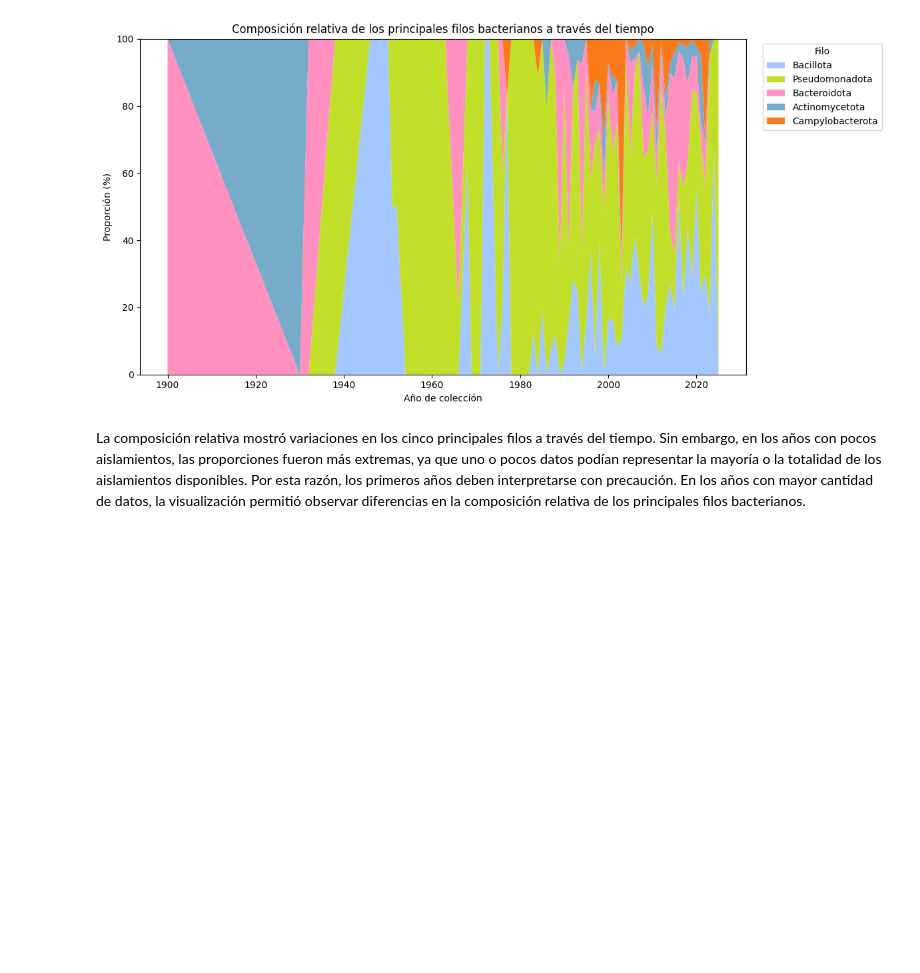
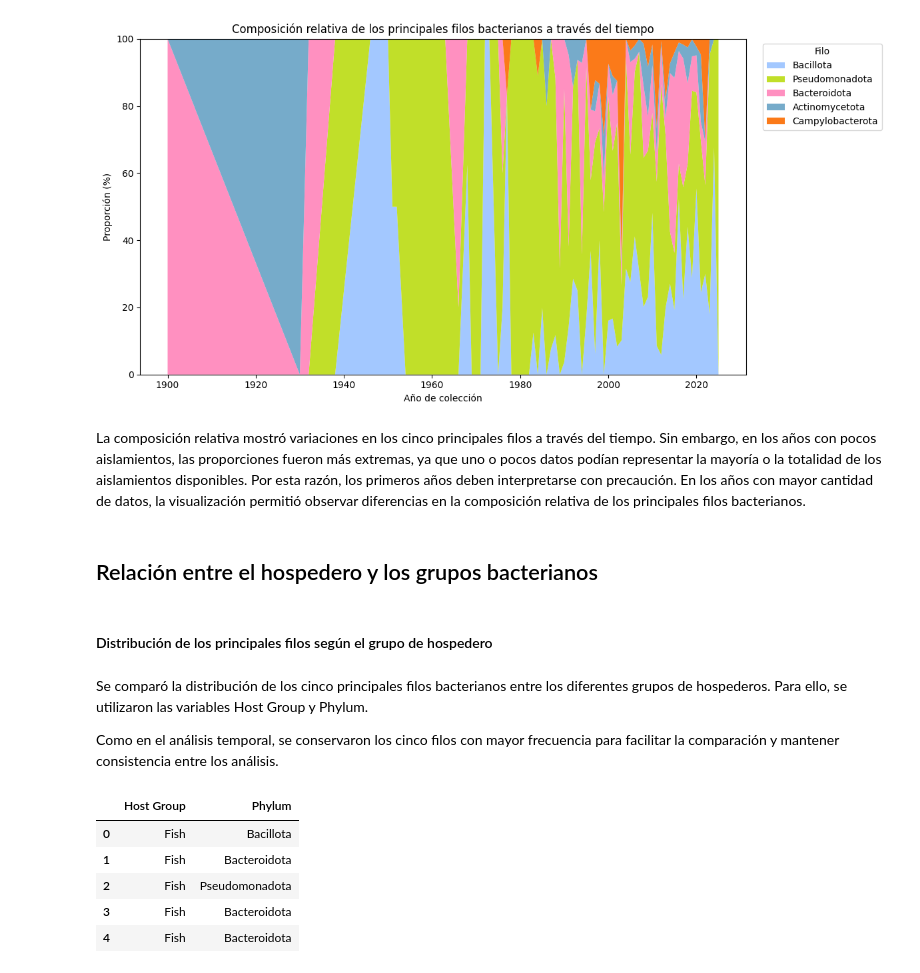
Before and after one commit to Mayfm/wildlife-bacterial-dynamics, a Jupyter notebook: Project_code_wildlife_and_bacterial_dynamics.ipynb, the cells around one changed output. Drawn from its saved outputs; the diff is of its cells as text; code cells hidden in the pictures; blank space fills up the shorter version.

```diff
--- a/Project_code_wildlife_and_bacterial_dynamics.ipynb
+++ b/Project_code_wildlife_and_bacterial_dynamics.ipynb
@@ -786,3 +786,29 @@ plt.show()
 [figure]
 # %% [markdown]
 La composición relativa mostró variaciones en los cinco principales filos a través del tiempo. Sin embargo, en los años con pocos aislamientos, las proporciones fueron más extremas, ya que uno o pocos datos podían representar la mayoría o la totalidad de los aislamientos disponibles. Por esta razón, los primeros años deben interpretarse con precaución. En los años con mayor cantidad de datos, la visualización permitió observar diferencias en la composición relativa de los principales filos bacterianos.
+# %% [markdown]
+## Relación entre el hospedero y los grupos bacterianos
+# %% [markdown]
+#### Distribución de los principales filos según el grupo de hospedero
+# %% [markdown]
+Se comparó la distribución de los cinco principales filos bacterianos entre los diferentes grupos de hospederos. Para ello, se utilizaron las variables Host Group y Phylum.
+
+Como en el análisis temporal, se conservaron los cinco filos con mayor frecuencia para facilitar la comparación y mantener consistencia entre los análisis.
+# %%
+# Seleccionar los datos que cuentan con grupo de hospedero y filo bacteriano
+host_phylum = wildlife_animales[
+    wildlife_animales["Host Group"].notna() &
+    wildlife_animales["Phylum"].isin(top_5_phylum)
+].copy()
+
+# Mostrar las primeras observaciones
+host_phylum[
+    ["Host Group", "Phylum"]
+].head()
+# %% [output]
+|  | Host Group | Phylum |
+| 0 | Fish | Bacillota |
+| 1 | Fish | Bacteroidota |
+| 2 | Fish | Pseudomonadota |
+| 3 | Fish | Bacteroidota |
+| 4 | Fish | Bacteroidota |
```
Also changed, not shown: parts of 15 cells of this notebook.
